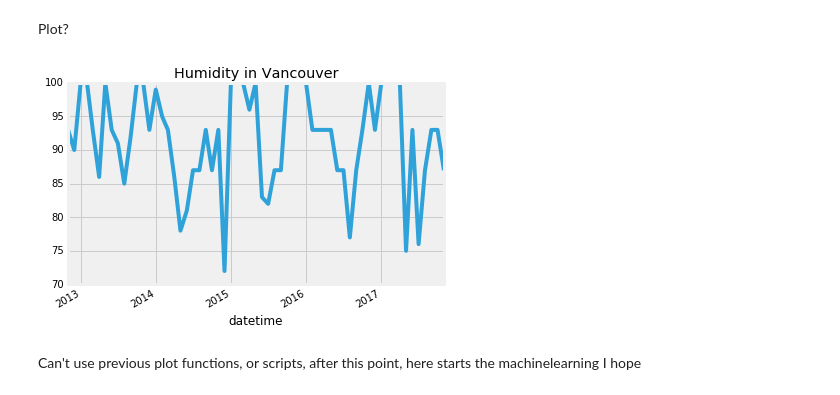
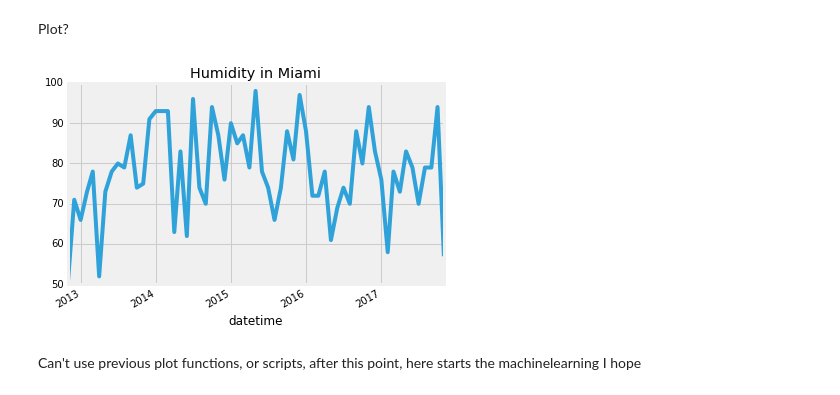
Before and after one commit to mathhat/Tensorflow_Projects, a Jupyter notebook: weather/weather_lstm.ipynb, the cells around one changed output. Drawn from its saved outputs; the diff is of its cells as text; code cells hidden in the pictures.

```diff
--- a/weather/weather_lstm.ipynb
+++ b/weather/weather_lstm.ipynb
@@ -44,27 +44,27 @@ if 'data' in globals(): #if data hasn't already been deleted for memory purposes
 # %% [markdown]
 Choose a city?
 # %%
-cityname = "Vancouver"
+cityname = "Miami"
 if len(cityname) > 2:
-    humidity = humidity[cityname].asfreq('D')
-    pressure = pressure[cityname].asfreq('D')
-    temperature = temperature[cityname].asfreq('D')
-    weather = weather[cityname].asfreq('D')
-    wind_dir = wind_dir[cityname].asfreq('D')
-    wind_vel = wind_vel[cityname].asfreq('D')
+    humidity2 = humidity[cityname].asfreq('D')
+    pressure2 = pressure[cityname].asfreq('D')
+    temperature2 = temperature[cityname].asfreq('D')
+    weather2 = weather[cityname].asfreq('D')
+    wind_dir2 = wind_dir[cityname].asfreq('D')
+    wind_vel2 = wind_vel[cityname].asfreq('D')
 # %% [markdown]
 Plot?
 # %%
 ''' #Useful operations
 #print humidity.tail()
 #print humidity.resample('H').shape
 '''
-humidity.asfreq('M').plot()
+humidity2.asfreq('M').plot()
 #humidity.rolling('30D').mean().plot()
 plt.title("Humidity in %s"%cityname)
 plt.show()
 # %% [output]
-[figure, old version]
+[figure, new version]
 # %% [markdown]
 Can't use previous plot functions, or scripts, after this point, here starts the machinelearning I hope
 # %%
```
Also changed, not shown: parts of 8 cells of this notebook, 6 other files.
